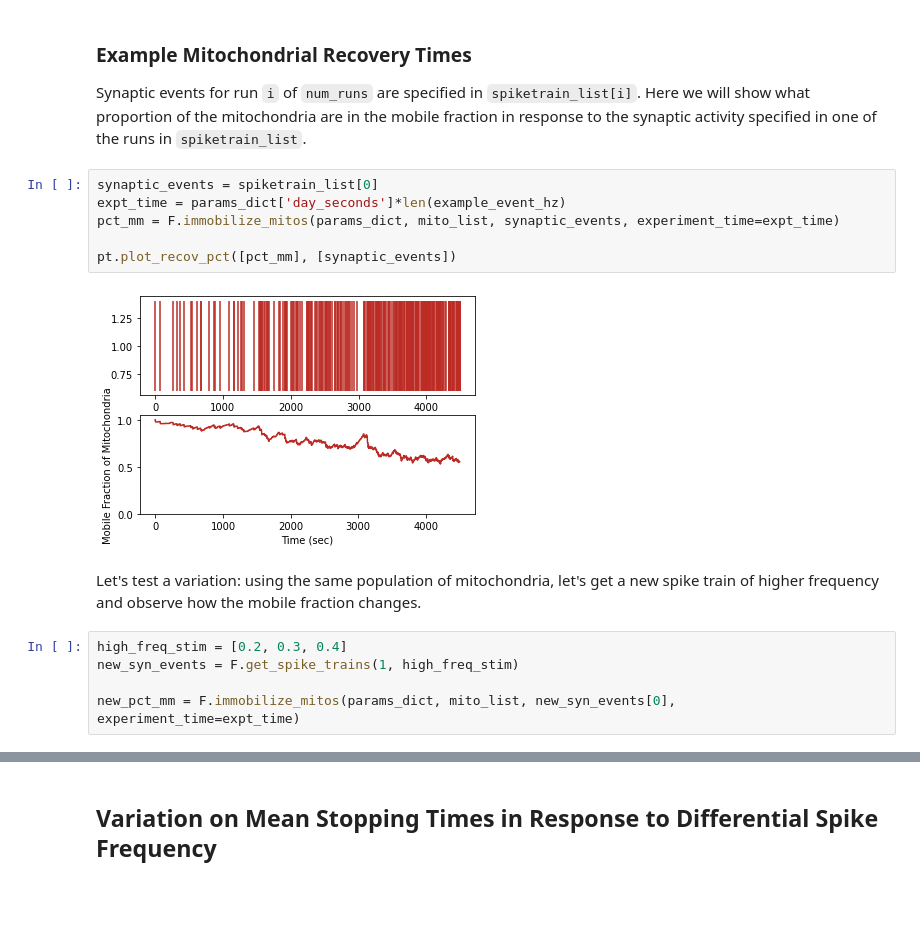
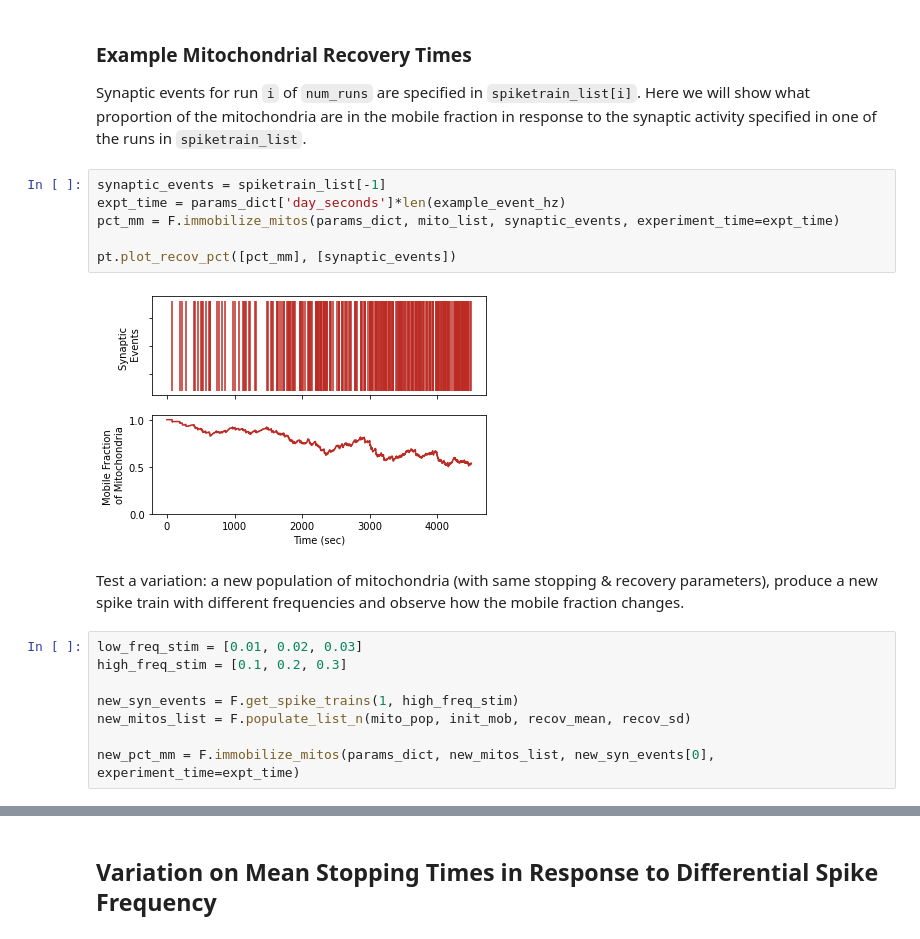
Before and after one commit to annikc/MitoMotil, a Jupyter notebook: walkthrough.ipynb, the cells around one changed output, grey strips where cells are left out. Saved outputs shown, nothing was run; the diff lists cells and outputs as text; blank space fills up the shorter version.

Commit message:
finishing recov times and adding to README

```diff
--- a/walkthrough.ipynb
+++ b/walkthrough.ipynb
@@ -97,20 +117,23 @@ pt.plot_mito_hist(mito_list,n_bins=25)
 ### Example Mitochondrial Recovery Times
 Synaptic events for run `i` of `num_runs` are specified in `spiketrain_list[i]`. Here we will show what proportion of the mitochondria are in the mobile fraction in response to the synaptic activity specified in one of the runs in `spiketrain_list`.
 # %%
-synaptic_events = spiketrain_list[0]
+synaptic_events = spiketrain_list[-1]
 expt_time = params_dict['day_seconds']*len(example_event_hz)
 pct_mm = F.immobilize_mitos(params_dict, mito_list, synaptic_events, experiment_time=expt_time)
 
 pt.plot_recov_pct([pct_mm], [synaptic_events])
 # %% [output]
-[figure, old version]
+[figure, new version]
 # %% [markdown]
-Let's test a variation: using the same population of mitochondria, let's get a new spike train of higher frequency and observe how the mobile fraction changes.
+Test a variation: a new population of mitochondria (with same stopping & recovery parameters), produce a new spike train with different frequencies and observe how the mobile fraction changes.
 # %%
-high_freq_stim = [0.2, 0.3, 0.4]
+low_freq_stim = [0.01, 0.02, 0.03]
+high_freq_stim = [0.1, 0.2, 0.3]
+
 new_syn_events = F.get_spike_trains(1, high_freq_stim)
+new_mitos_list = F.populate_list_n(mito_pop, init_mob, recov_mean, recov_sd)
 
-new_pct_mm = F.immobilize_mitos(params_dict, mito_list, new_syn_events[0], experiment_time=expt_time)
+new_pct_mm = F.immobilize_mitos(params_dict, new_mitos_list, new_syn_events[0], experiment_time=expt_time)
 # %%
 pt.plot_recov_pct([pct_mm, new_pct_mm], [synaptic_events, new_syn_events])
 # %% [output]
```
Also changed, not shown: parts of 5 cells of this notebook, 3 other files.
